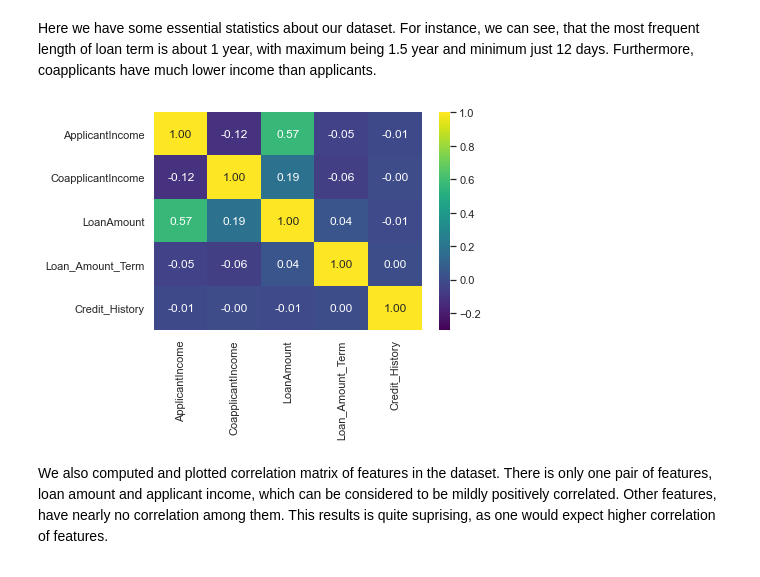
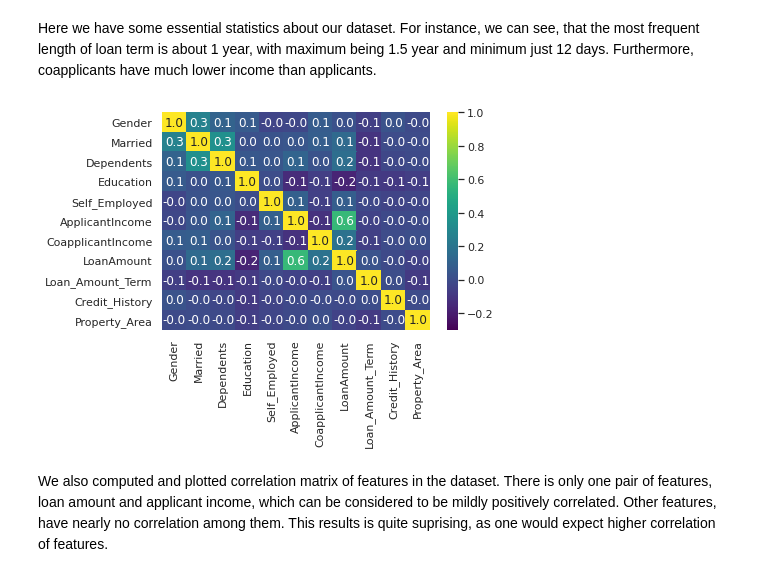
Before and after one commit to KundaPanda/IB031, a Jupyter notebook: notebook.ipynb, the cells around one changed output. Cells and saved outputs as stored; diff of their text form; code cells hidden in the pictures.

```diff
--- a/notebook.ipynb
+++ b/notebook.ipynb
@@ -145,10 +145,14 @@ X.describe()
 # %% [markdown]
 Here we have some essential statistics about our dataset. For instance, we can see, that the most frequent length of loan term is about 1 year, with maximum being 1.5 year and minimum just 12 days. Furthermore, coapplicants have much lower income than applicants.
 # %%
-sns.heatmap(X.corr(), annot=True, vmin=-0.3, cmap="viridis", fmt=".2f")
+corr_X = X[:]
+for col in {"Property_Area", "Dependents", "Gender", "Married", "Education", "Self_Employed"}:
+    corr_X[col] = corr_X[col].cat.codes
+
+sns.heatmap(corr_X.corr(), annot=True, vmin=-0.3, cmap="viridis", fmt=".1f")
 plt.show()
 # %% [output]
-[figure, old version]
+[figure, new version]
 # %% [markdown]
 We also computed and plotted correlation matrix of features in the dataset. There is only one pair of features, loan amount and applicant income, which can be considered to be mildly positively correlated. Other features, have nearly no correlation among them. This results is quite suprising, as one would expect higher correlation of features.
 # %%
```
Also changed, not shown: parts of 13 cells of this notebook, 35 other files.
